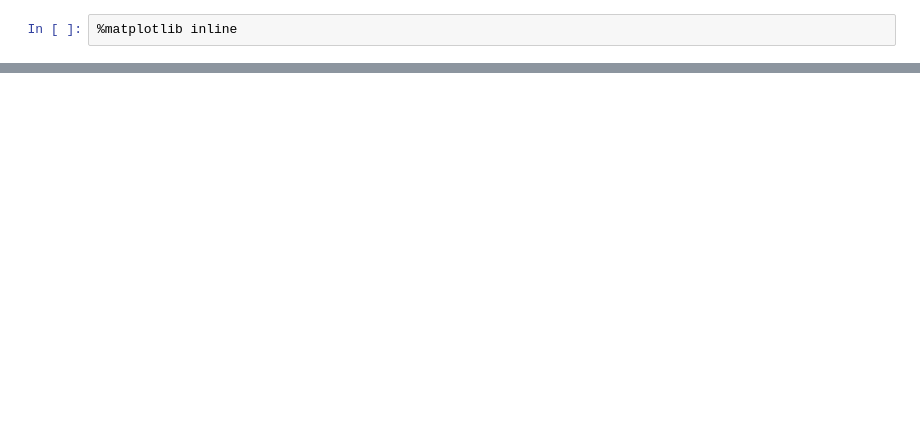
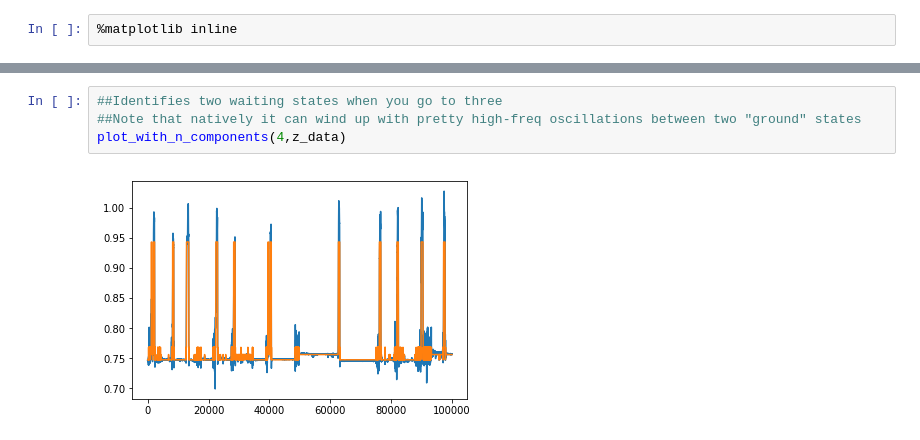
Before and after one commit to travers-rhodes/analyze_motion_data, a Jupyter notebook: AutoregressiveSpoonDataZComponent.ipynb, the cells around one changed output, grey strips where cells are left out. Drawn from its saved outputs; the diff is of its cells as text; blank space fills up the shorter version.

```diff
--- a/AutoregressiveSpoonDataZComponent.ipynb
+++ b/AutoregressiveSpoonDataZComponent.ipynb
@@ -73,0 +71,6 @@ plt.plot(model.means_[est_z])
+# %%
+##Identifies two waiting states when you go to three
+##Note that natively it can wind up with pretty high-freq oscillations between two "ground" states
+plot_with_n_components(4,z_data)
+# %% [output]
+[figure, added]
```
Also changed, not shown: parts of 10 cells of this notebook.
